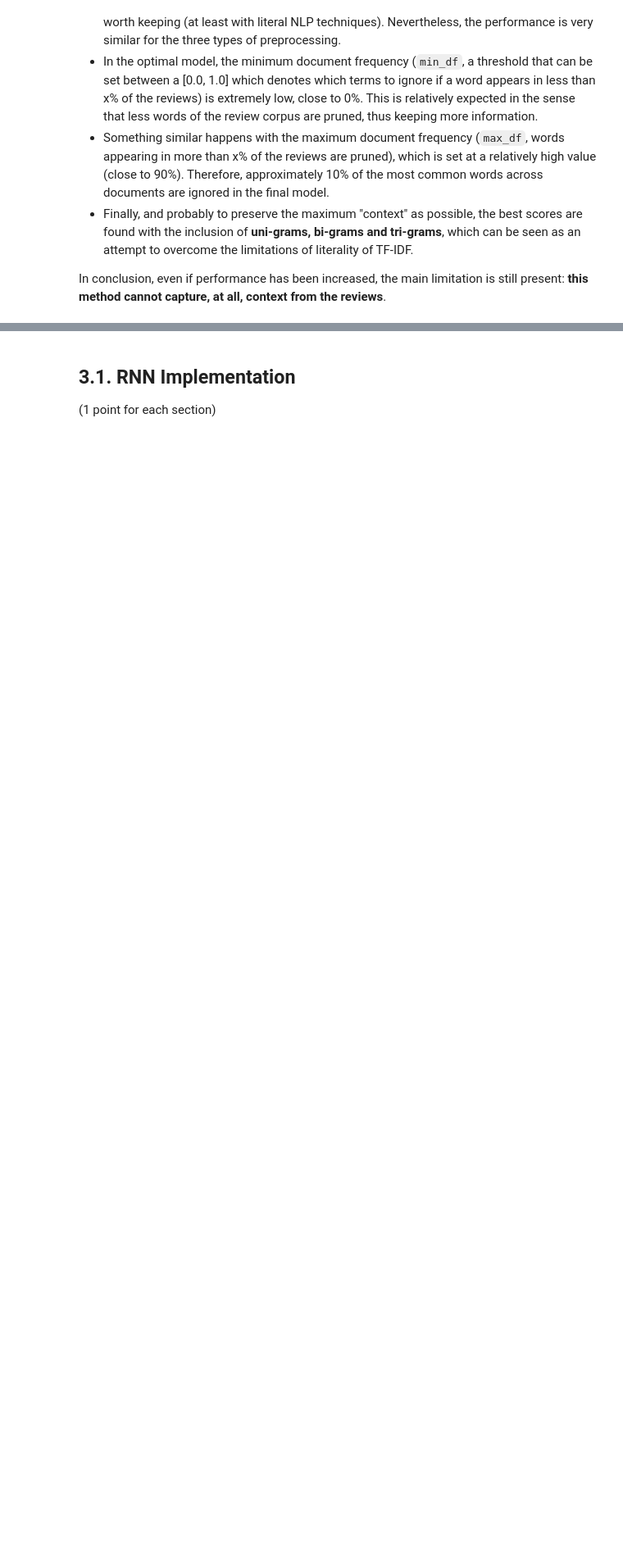
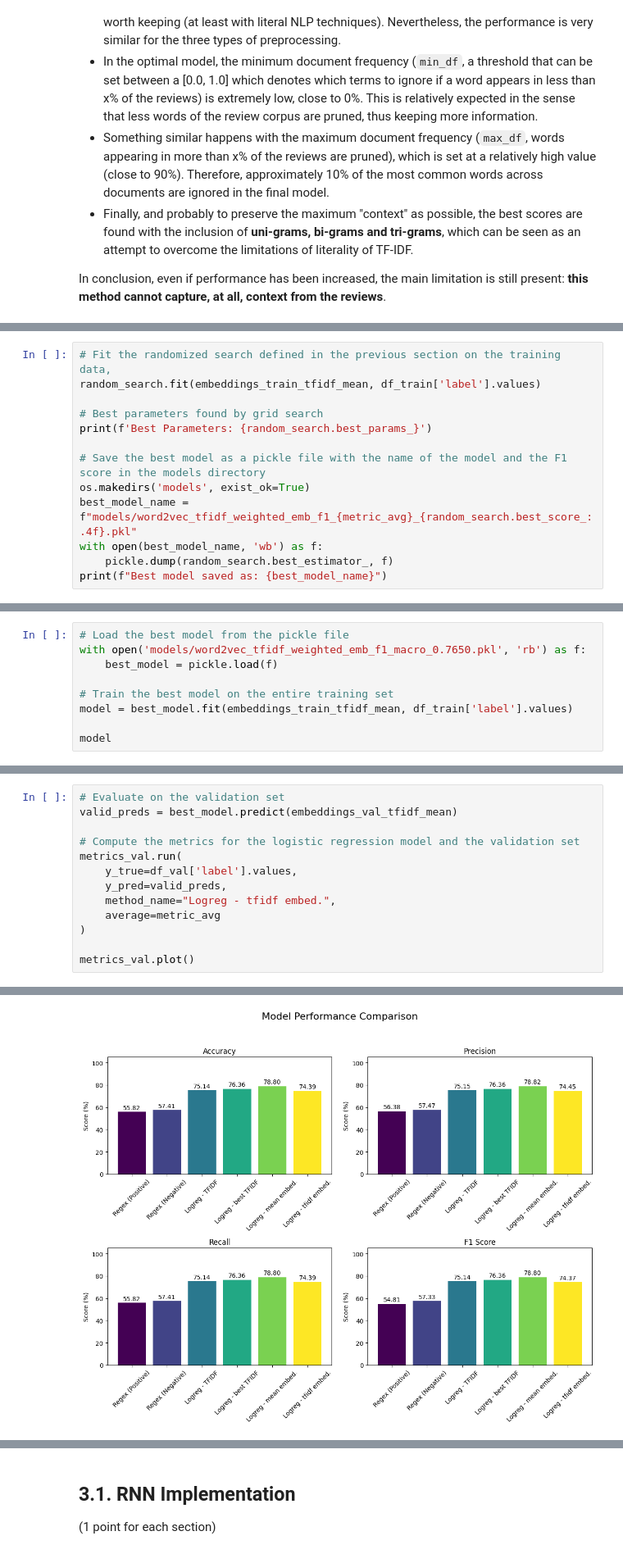
Before and after one commit to pablo-fdz/adv_nlp_hw1, a Jupyter notebook: hw1_sentiment_analysis_RT.ipynb, the cells around one changed output, grey strips where cells are left out. Shown at 82% size. Drawn from its saved outputs; the diff is of its cells as text; blank space fills up the shorter version.

```diff
--- a/hw1_sentiment_analysis_RT.ipynb
+++ b/hw1_sentiment_analysis_RT.ipynb
@@ -980,0 +1167,13 @@ In conclusion, even if performance has been increased, the main limitation is st
+# %%
+# Fit the randomized search defined in the previous section on the training data,
+random_search.fit(embeddings_train_tfidf_mean, df_train['label'].values)
+
+# Best parameters found by grid search
+print(f'Best Parameters: {random_search.best_params_}')
+
+# Save the best model as a pickle file with the name of the model and the F1 score in the models directory
+os.makedirs('models', exist_ok=True)
+best_model_name = f"models/word2vec_tfidf_weighted_emb_f1_{metric_avg}_{random_search.best_score_:.4f}.pkl"
+with open(best_model_name, 'wb') as f:
+    pickle.dump(random_search.best_estimator_, f)
+print(f"Best model saved as: {best_model_name}")
@@ -980,0 +1186,9 @@ In conclusion, even if performance has been increased, the main limitation is st
+# %%
+# Load the best model from the pickle file
+with open('models/word2vec_tfidf_weighted_emb_f1_macro_0.7650.pkl', 'rb') as f:
+    best_model = pickle.load(f)
+
+# Train the best model on the entire training set
+model = best_model.fit(embeddings_train_tfidf_mean, df_train['label'].values)
+
+model
@@ -980,0 +1198,14 @@ In conclusion, even if performance has been increased, the main limitation is st
+# %%
+# Evaluate on the validation set
+valid_preds = best_model.predict(embeddings_val_tfidf_mean)
+
+# Compute the metrics for the logistic regression model and the validation set
+metrics_val.run(
+    y_true=df_val['label'].values,
+    y_pred=valid_preds,
+    method_name="Logreg - tfidf embed.",
+    average=metric_avg
+)
+
+metrics_val.plot()
+# %% [output]
@@ -980,0 +1213 @@ In conclusion, even if performance has been increased, the main limitation is st
+[figure, added]
```
Also changed, not shown: parts of 33 cells of this notebook, 5 other files.
